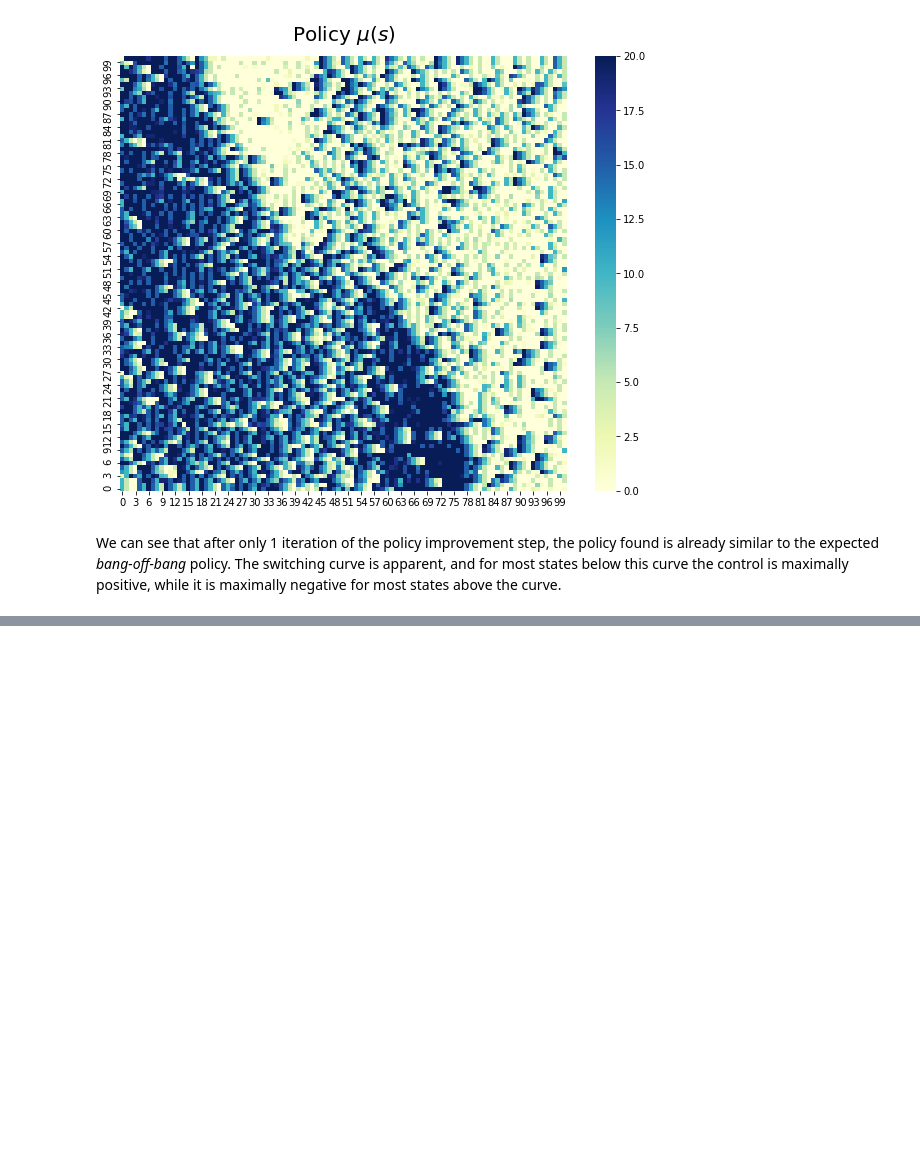
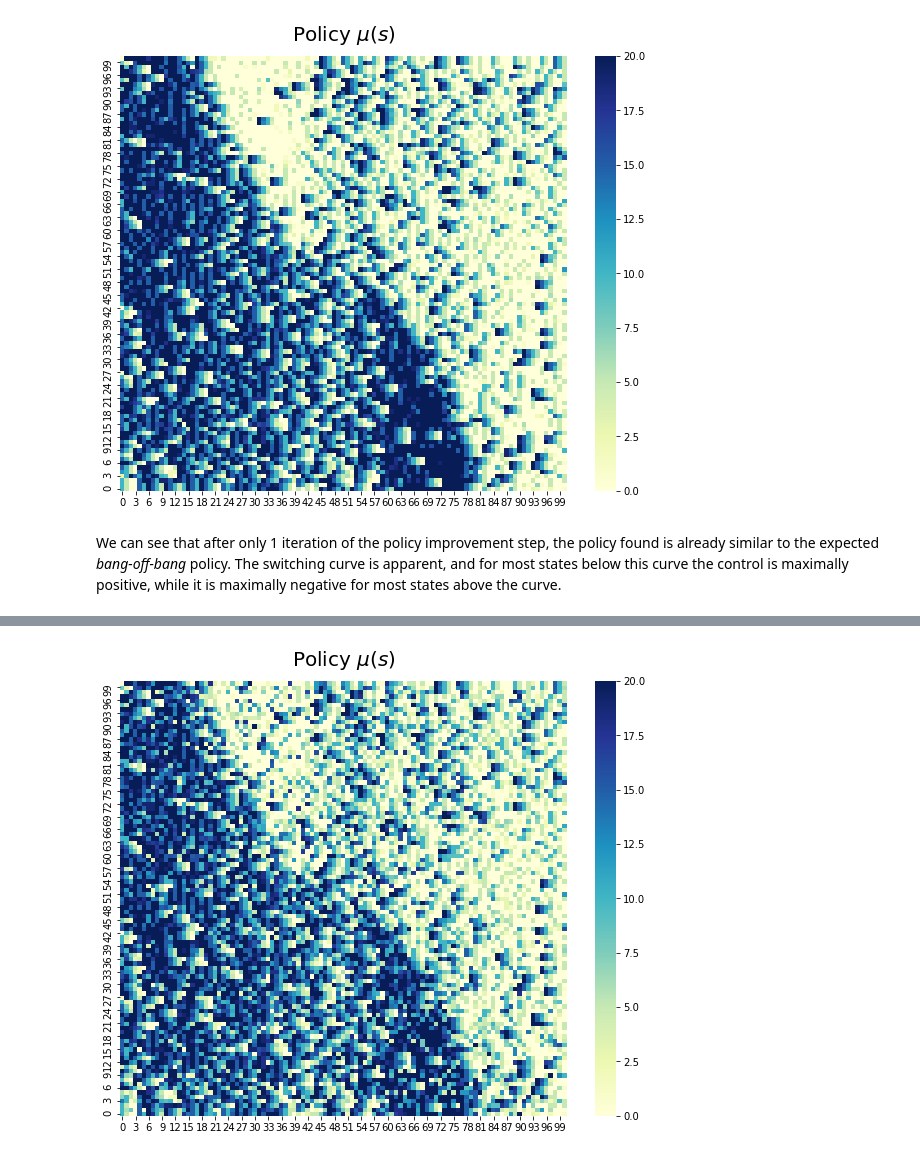
Before and after one commit to tarod13/OptimalControl, a Jupyter notebook: OptimalControl_DP_project.ipynb, the cells around one changed output, grey strips where cells are left out. Cells and saved outputs as stored; diff of their text form; code cells hidden in the pictures; blank space fills up the shorter version.

```diff
--- a/OptimalControl_DP_project.ipynb
+++ b/OptimalControl_DP_project.ipynb
@@ -372,0 +428,10 @@ We can see that after only 1 iteration of the policy improvement step, the polic
+# %%
+policy1 = Q_table1.argmin(axis=2)
+fig, ax = plt.subplots(1,1, figsize=(10,8))
+sns_ax = sns.heatmap(policy1, ax=ax, cmap='YlGnBu')
+sns_ax.invert_yaxis()
+plt.title('Policy $\mu(s)$', fontsize=20, pad=15)
+plt.show()
+plt.close()
+# %% [output]
+[figure, added]
```
Also changed, not shown: parts of 9 cells of this notebook.
